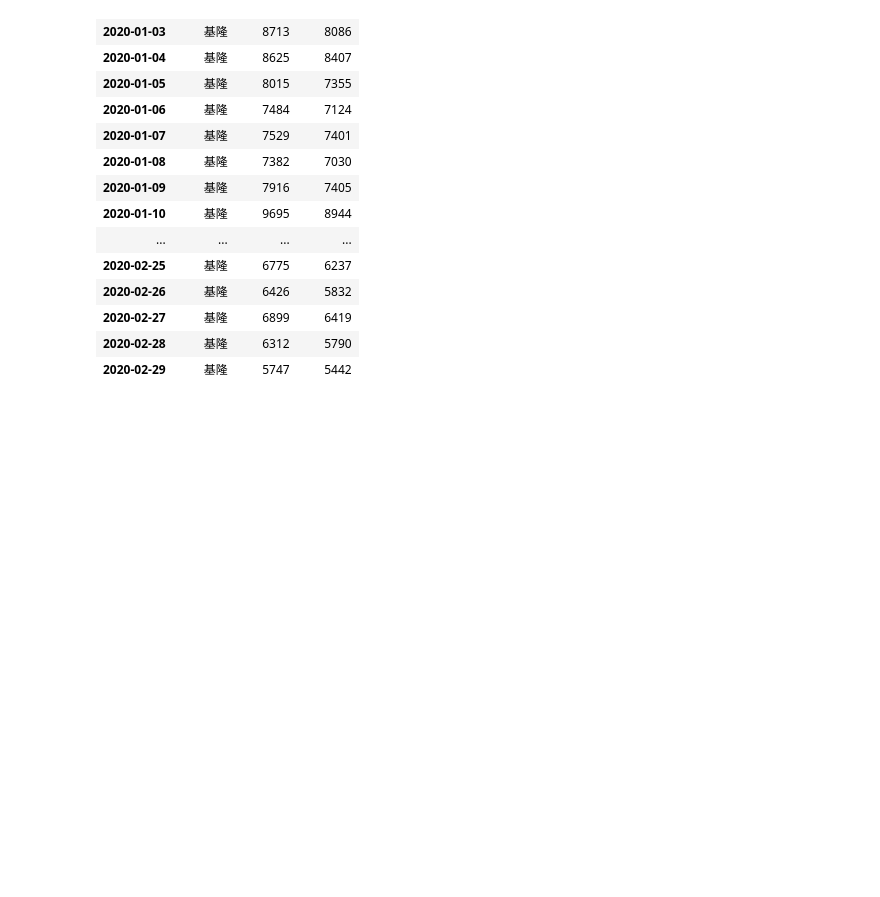
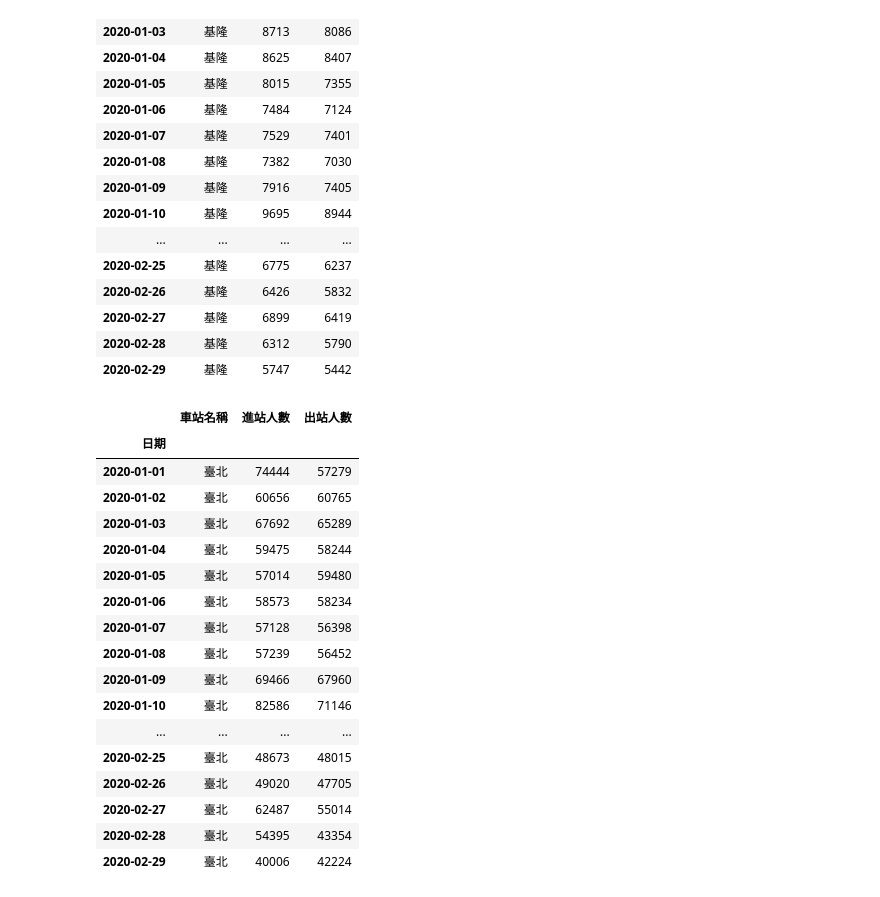
Before and after one commit to Bondsyang/bondsyang_0625, a Jupyter notebook: lesson19/lesson19_2.ipynb, the cells around one changed output. Cells and saved outputs as stored; diff of their text form; code cells hidden in the pictures; blank space fills up the shorter version.

```diff
--- a/lesson19/lesson19_2.ipynb
+++ b/lesson19/lesson19_2.ipynb
@@ -115,3 +115,24 @@ merged_df_2020.loc["2020-01":"2020-02"].query("車站名稱 == '基隆'") #搜
 | 2020-02-27 | 基隆 | 6899 | 6419 |
 | 2020-02-28 | 基隆 | 6312 | 5790 |
 | 2020-02-29 | 基隆 | 5747 | 5442 |
+# %%
+merged_df_2020.loc["2020-01":"2020-02"].query("車站名稱 == '臺北'")
+# %% [output]
+|  | 車站名稱 | 進站人數 | 出站人數 |
+| 日期 |  |  |  |
+| 2020-01-01 | 臺北 | 74444 | 57279 |
+| 2020-01-02 | 臺北 | 60656 | 60765 |
+| 2020-01-03 | 臺北 | 67692 | 65289 |
+| 2020-01-04 | 臺北 | 59475 | 58244 |
+| 2020-01-05 | 臺北 | 57014 | 59480 |
+| 2020-01-06 | 臺北 | 58573 | 58234 |
+| 2020-01-07 | 臺北 | 57128 | 56398 |
+| 2020-01-08 | 臺北 | 57239 | 56452 |
+| 2020-01-09 | 臺北 | 69466 | 67960 |
+| 2020-01-10 | 臺北 | 82586 | 71146 |
+| ... | ... | ... | ... |
+| 2020-02-25 | 臺北 | 48673 | 48015 |
+| 2020-02-26 | 臺北 | 49020 | 47705 |
+| 2020-02-27 | 臺北 | 62487 | 55014 |
+| 2020-02-28 | 臺北 | 54395 | 43354 |
+| 2020-02-29 | 臺北 | 40006 | 42224 |
```
Also changed, not shown: 1 other file.
